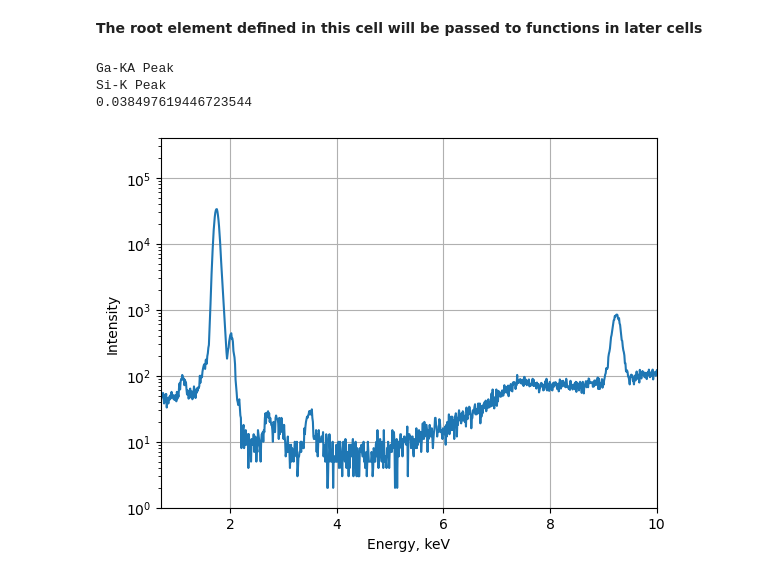
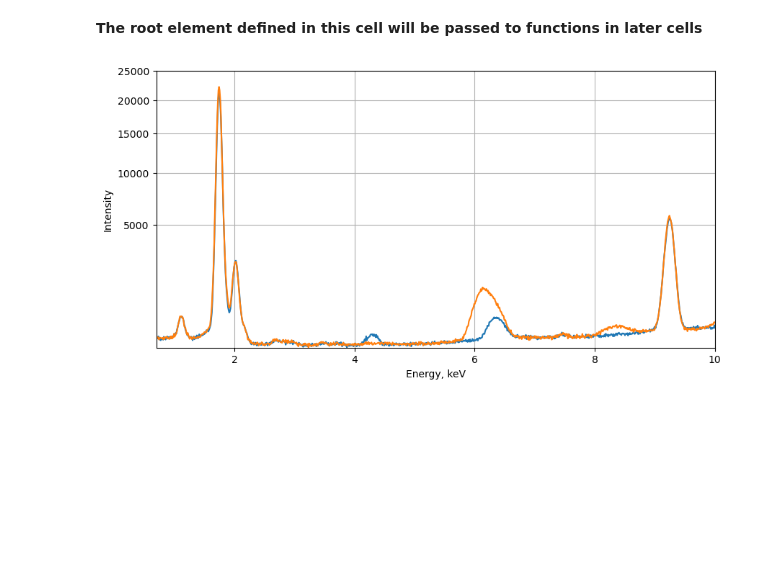
Before and after one commit to ELFREELAND/xrf-thickness-studies, a Jupyter notebook: xrf_data_parser.ipynb, the cells around one changed output. Drawn from its saved outputs; the diff is of its cells as text; code cells hidden in the pictures; blank space fills up the shorter version.

Commit message:
square root scale in raw data parser

```diff
--- a/xrf_data_parser.ipynb
+++ b/xrf_data_parser.ipynb
@@ -5,8 +5,14 @@ import numpy as np
 # %% [markdown]
 <b>The root element defined in this cell will be passed to functions in later cells
 # %%
-file_path = "./20230531_CVD_scans/CVD3158_offset 1.spx"
-root = et.parse(file_path).getroot()
+path_label = "20230628_CVD_2546"
+
+file_path1 = "./" + path_label + "_map/" + path_label + "_60s_20x20ptsdet_1_0_2.spx"
+
+file_path2 = "./" + path_label + "_map/" + path_label + "_60s_20x20ptsdet_2_0_2.spx"
+
+root1 = et.parse(file_path1).getroot()
+root2 = et.parse(file_path2).getroot()
 # %%
 def getIntensity(r, z):
     """z can be an int or string representing atomic number of element. (not a float)
@@ -46,18 +52,16 @@ def getBackgroundData(r):
 
     return np.array(background)
 # %%
-print(getIntensity(root, 31)/getIntensity(root, 14))
-
-f, ax = plt.subplots()
-ax.semilogy(getEnergyAxis(root), getRawCountsData(root))
+f, ax = plt.subplots(figsize=(10,5))
+ax.plot(getEnergyAxis(root1), getRawCountsData(root1))
+ax.plot(getEnergyAxis(root2), getRawCountsData(root2))
 ax.set_xlabel("Energy, keV")
 ax.set_ylabel("Intensity")
 
-ax.axis([0.7, 10, 1, 400000])
+ax.set_yscale("function", functions=(np.sqrt, lambda x: x*x))
+
+ax.axis([0.7, 10, 1, 25000])
 ax.grid(True)
 plt.show()
 # %% [output]
-Ga-KA Peak
-Si-K Peak
-0.038497619446723544
-[figure, old version]
+[figure, new version]
```
Also changed, not shown: parts of 1 cell of this notebook.
